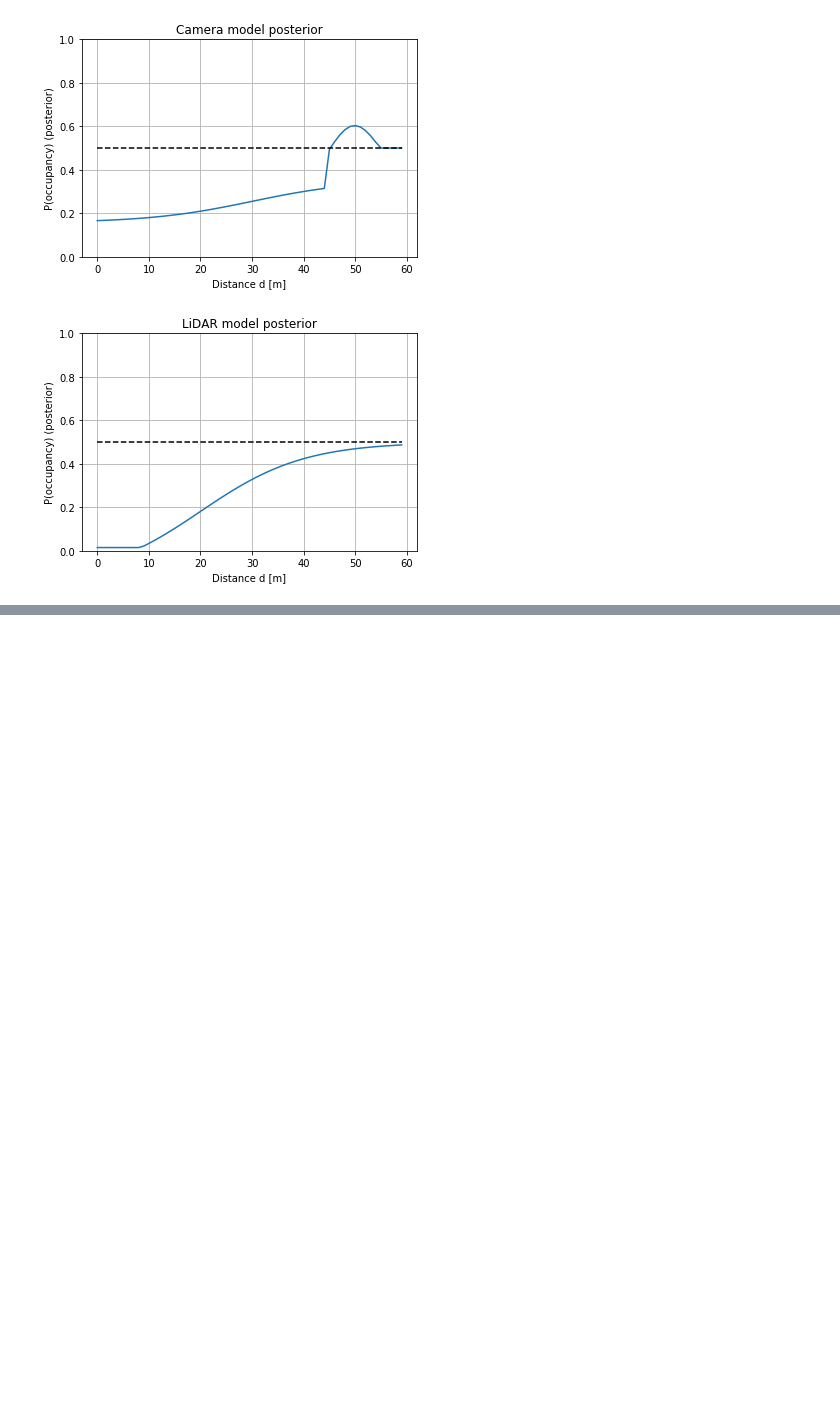
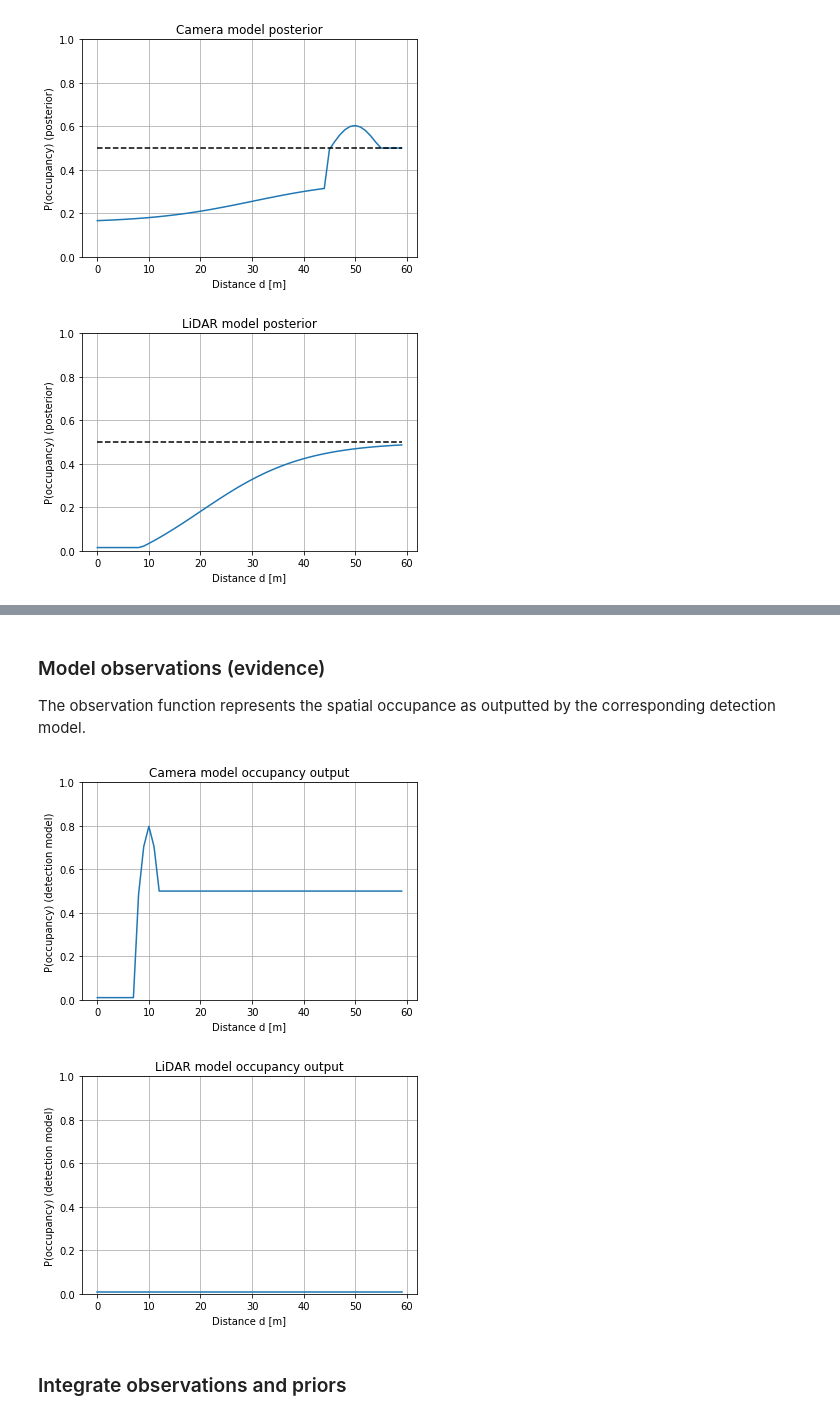
Before and after one commit to robin-karlsson0/bayesian-perception-demo, a Jupyter notebook: probabilistic_spatial_occupancy.ipynb, the cells around one changed output, grey strips where cells are left out. Drawn from its saved outputs; the diff is of its cells as text; code cells hidden in the pictures; blank space fills up the shorter version.

```diff
--- a/probabilistic_spatial_occupancy.ipynb
+++ b/probabilistic_spatial_occupancy.ipynb
@@ -371,0 +378,59 @@ plt.show()
+# %% [markdown]
+### Model observations (evidence)
+
+The observation function represents the spatial occupance as outputted by the corresponding detection model.
+# %%
+##################
+#  Camera model
+##################
+def p_camera_obs_func(x, mu, sigma, min_val, multiplier):
+    if x < mu - sigma:
+        val = min_val
+    elif x < mu + sigma:
+        val = multiplier*norm.pdf(x, mu, sigma)
+    else:
+        val = 0.5
+
+    return val
+
+p_camera = np.zeros(60)
+for i in range(60):
+    p_camera[i] = p_camera_obs_func(i, 10, 2, 0.01, 4)
+
+plt.plot(p_camera)
+plt.title("Camera model occupancy output")
+plt.xlabel("Distance d [m]")
+plt.ylabel("P(occupancy) (detection model)")
+plt.grid()
+plt.ylim(0,1)
+plt.show()
+
+
+##################
+#  LiDAR model
+##################
+def p_lidar_func(x, mu, sigma, min_val, multiplier):
+    if x < mu - sigma:
+        val = min_val
+    elif x < mu + sigma:
+        val = multiplier*norm.pdf(x, mu, sigma)
+    else:
+        val = min_val
+    return val
+
+p_lidar = np.zeros(60)
+for i in range(60):
+    p_lidar[i] = p_lidar_func(i, -5, 5, 0.01, 10)
+
+plt.plot(p_lidar)
+plt.title("LiDAR model occupancy output")
+plt.xlabel("Distance d [m]")
+plt.ylabel("P(occupancy) (detection model)")
+plt.grid()
+plt.ylim(0,1)
+plt.show()
+# %% [output]
+[figure, added]
+[figure, added]
+# %% [markdown]
+### Integrate observations and priors
```
Also changed, not shown: parts of 16 cells of this notebook.
